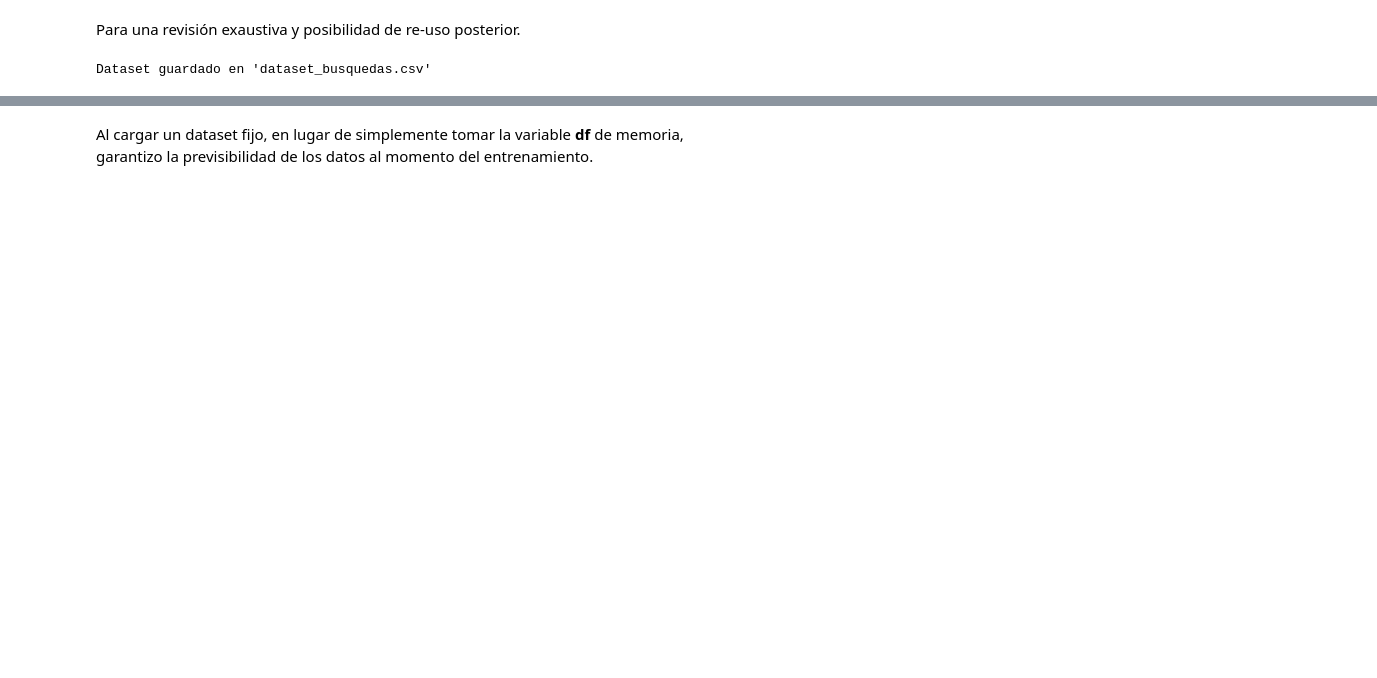
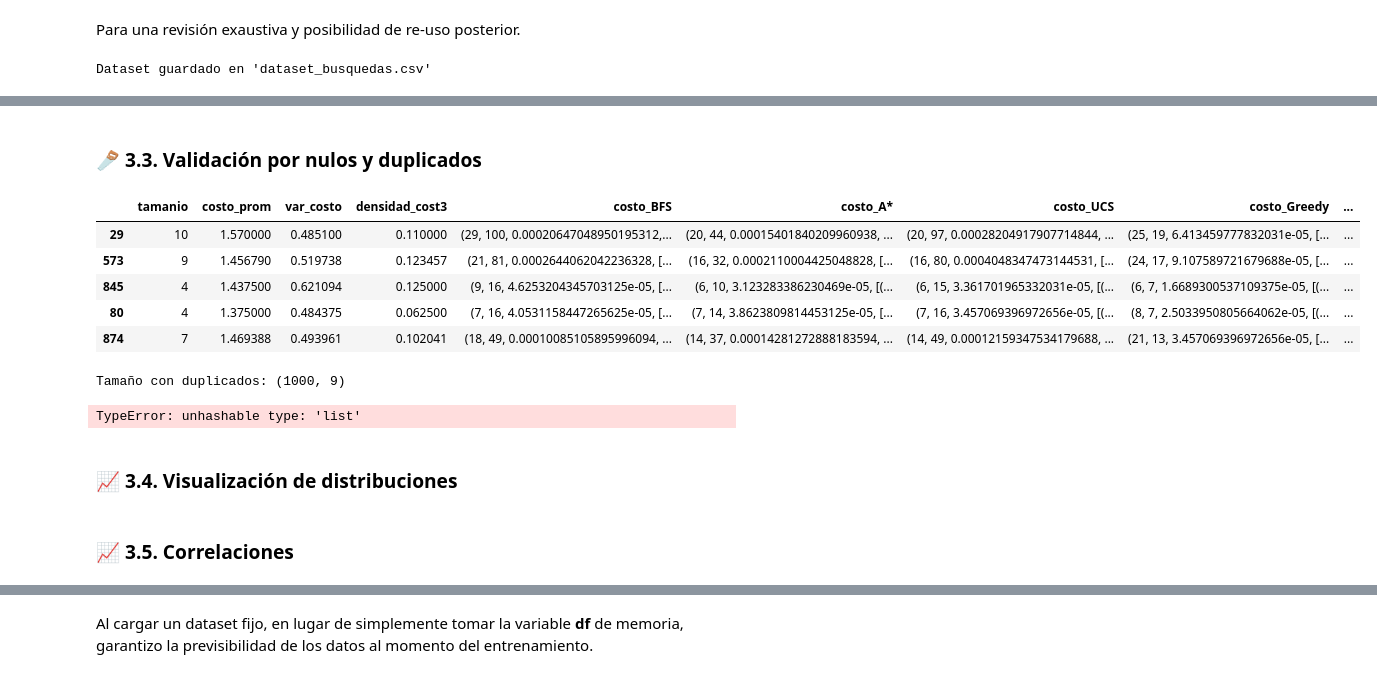
Before and after one commit to andres-garcia-alves/issd-dsia, a Jupyter notebook: Proyecto-Final/Notebook.ipynb, the cells around one changed output, grey strips where cells are left out. Cells and saved outputs as stored; diff of their text form; code cells hidden in the pictures; blank space fills up the shorter version.

```diff
--- a/Proyecto-Final/Notebook.ipynb
+++ b/Proyecto-Final/Notebook.ipynb
@@ -478,0 +481,19 @@ Dataset guardado en 'dataset_busquedas.csv'
+# %% [markdown]
+### 🪚 3.3. Validación por nulos y duplicados
+# %%
+df.sample(5)
+# %% [output]
+|  | tamanio | costo_prom | var_costo | densidad_cost3 | costo_BFS | costo_A* | costo_UCS | costo_Greedy | ... |
+| 29 | 10 | 1.570000 | 0.485100 | 0.110000 | (29, 100, 0.00020647048950195312,... | (20, 44, 0.00015401840209960938, ... | (20, 97, 0.00028204917907714844, ... | (25, 19, 6.413459777832031e-05, [... | ... |
+| 573 | 9 | 1.456790 | 0.519738 | 0.123457 | (21, 81, 0.0002644062042236328, [... | (16, 32, 0.0002110004425048828, [... | (16, 80, 0.0004048347473144531, [... | (24, 17, 9.107589721679688e-05, [... | ... |
+| 845 | 4 | 1.437500 | 0.621094 | 0.125000 | (9, 16, 4.6253204345703125e-05, [... | (6, 10, 3.123283386230469e-05, [(... | (6, 15, 3.361701965332031e-05, [(... | (6, 7, 1.6689300537109375e-05, [(... | ... |
+| 80 | 4 | 1.375000 | 0.484375 | 0.062500 | (7, 16, 4.0531158447265625e-05, [... | (7, 14, 3.8623809814453125e-05, [... | (7, 16, 3.457069396972656e-05, [(... | (8, 7, 2.5033950805664062e-05, [(... | ... |
+| 874 | 7 | 1.469388 | 0.493961 | 0.102041 | (18, 49, 0.00010085105895996094, ... | (14, 37, 0.00014281272888183594, ... | (14, 49, 0.00012159347534179688, ... | (21, 13, 3.457069396972656e-05, [... | ... |
+# %%
+# eliminar tableros duplicados
+print("Tamaño con duplicados:", df.shape)
+df.drop_duplicates(inplace=True)
+print("Tamaño sin duplicados:", df.shape)
+# %% [output]
+Tamaño con duplicados: (1000, 9)
+TypeError: unhashable type: 'list'
@@ -478,0 +506,2 @@ Dataset guardado en 'dataset_busquedas.csv'
+# %% [markdown]
+### 📈 3.4. Visualización de distribuciones
@@ -478,0 +512,2 @@ Dataset guardado en 'dataset_busquedas.csv'
+# %% [markdown]
+### 📈 3.5. Correlaciones
```
Also changed, not shown: parts of 68 cells of this notebook, 2 other files.
